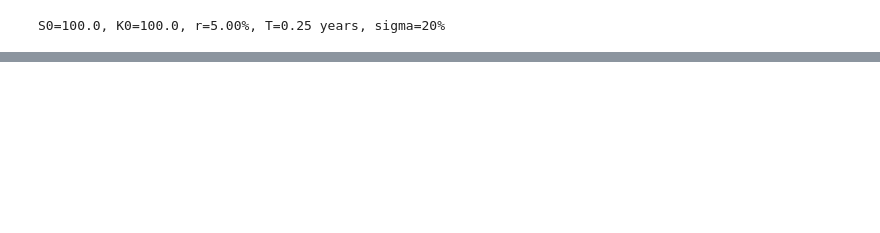
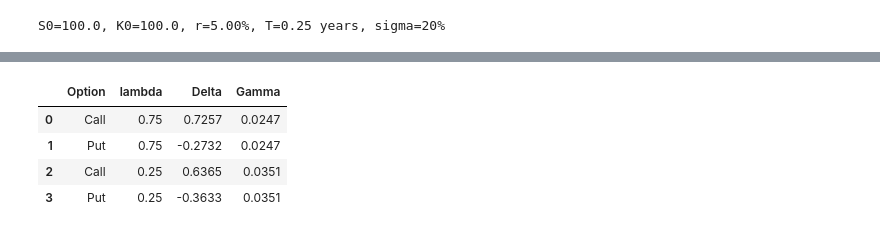
Before and after one commit to gurureryne17/HACS409-R234881Y-GURURE-RYNE-Assignment, a Jupyter notebook: R234881Y.ipynb, the cells around one changed output, grey strips where cells are left out. Cells and saved outputs as stored; diff of their text form; code cells hidden in the pictures; blank space fills up the shorter version.

```diff
--- a/R234881Y.ipynb
+++ b/R234881Y.ipynb
@@ -102,0 +3882,64 @@ q5_table
+# %%
+rows = []
+
+
+
+
+
+
+
+for lam in (0.75, 0.25):
+
+
+
+
+
+
+
+    dC, gC = merton_greeks_mc(S0, K0, r, SIGMA, MU_J, DELTA_J, lam, T, "call", n_paths=60000)
+
+
+
+
+
+
+
+    dP, gP = merton_greeks_mc(S0, K0, r, SIGMA, MU_J, DELTA_J, lam, T, "put",  n_paths=60000)
+
+
+
+
+
+
+
+    rows.append(["Call", lam, round(dC, 4), round(gC, 4)])
+
+
+
+
+
+
+
+    rows.append(["Put",  lam, round(dP, 4), round(gP, 4)])
+
+
+
+
+
+
+
+tab_q14 = pd.DataFrame(rows, columns=["Option", "lambda", "Delta", "Gamma"])
+
+
+
+
+
+
+
+tab_q14
+# %% [output]
+|  | Option | lambda | Delta | Gamma |
+| 0 | Call | 0.75 | 0.7257 | 0.0247 |
+| 1 | Put | 0.75 | -0.2732 | 0.0247 |
+| 2 | Call | 0.25 | 0.6365 | 0.0351 |
+| 3 | Put | 0.25 | -0.3633 | 0.0351 |
```
Also changed, not shown: parts of 58 cells of this notebook, 3 other files.
